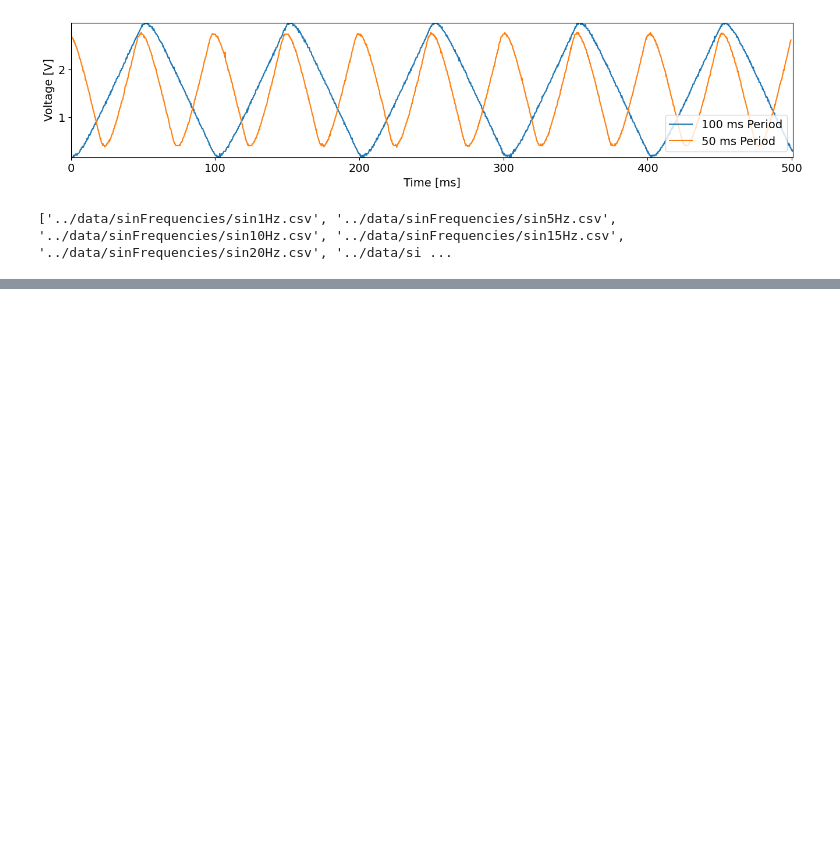
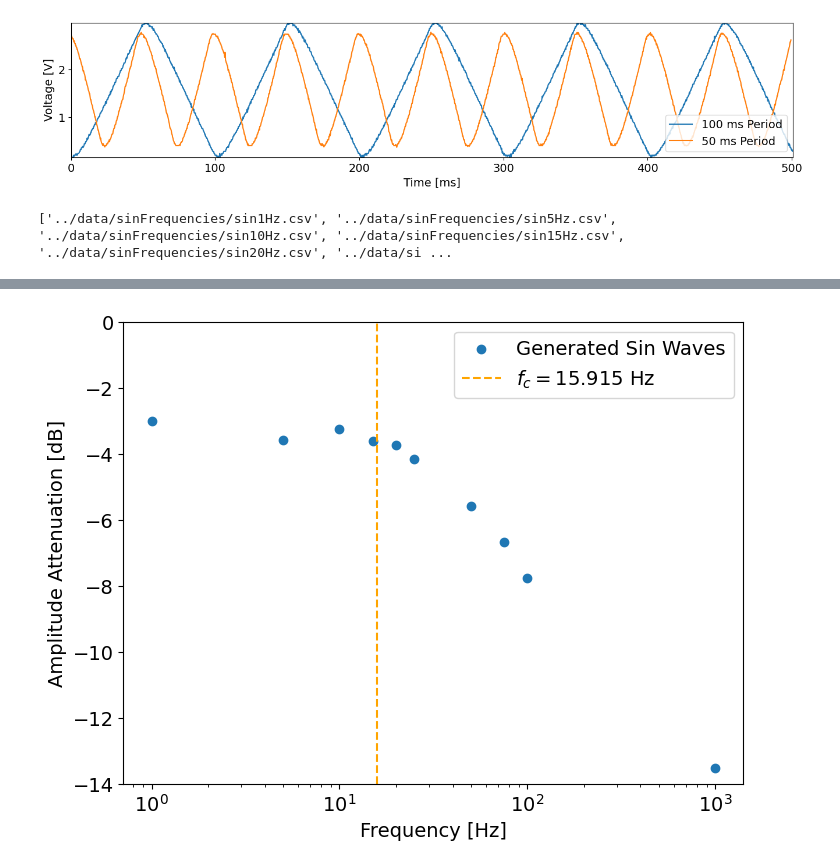
Before and after one commit to daraghhollman/UCD_4thYear_Labs, a Jupyter notebook: electronics/analysis/task2.ipynb, the cells around one changed output, grey strips where cells are left out. Cells and saved outputs as stored; diff of their text form; code cells hidden in the pictures; blank space fills up the shorter version.

Commit message:
Halfway through electronics lab, onto 555 section

```diff
--- a/electronics/analysis/task2.ipynb
+++ b/electronics/analysis/task2.ipynb
@@ -66,0 +67,45 @@ ax.margins(0);
+# %%
+def DetermineAmplitude(data):
+    # Rough guess of the amplitude through subtracting the mean from the max value
+    # Could use curve_fit but initial parameters of frequency get difficult
+
+    centreValue = np.mean(data[:,1])
+
+    amplitude = np.max(data) - centreValue
+
+    return amplitude
+
+
+sinAmplitudes = []
+
+for path in dataPaths:
+
+    data = np.loadtxt(path, skiprows=2, delimiter=",")
+
+    sinAmplitudes.append(DetermineAmplitude(data))
+
+def ExponentialCurve(x, a, b, c):
+    y = []
+
+    for point in x:
+        y.append(a * exp(- b * point) + c)
+
+    return y
+
+#pars, cov = curve_fit(ExponentialCurve)
+
+frequencies = [int(el[:-2]) for el in labels]
+decibles = 10*np.log10(np.array(sinAmplitudes) / 3.3) # Pico IO voltage is fixed at 3.3V
+
+fig, ax = plt.subplots(figsize=(8, 6))
+
+ax.scatter(frequencies, decibles, label="Generated Sin Waves")
+ax.vlines([15.915], ymin=-14, ymax=0, ls="dashed", color="orange", label="$f_c=15.915$ Hz")
+
+ax.set_xscale("log")
+ax.set_xlabel("Frequency [Hz]")
+ax.set_ylabel("Amplitude Attenuation [dB]")
+ax.legend()
+ax.margins(y=0)
+# %% [output]
+[figure, added]
```
Also changed, not shown: parts of 1 cell of this notebook, 11 other files.
